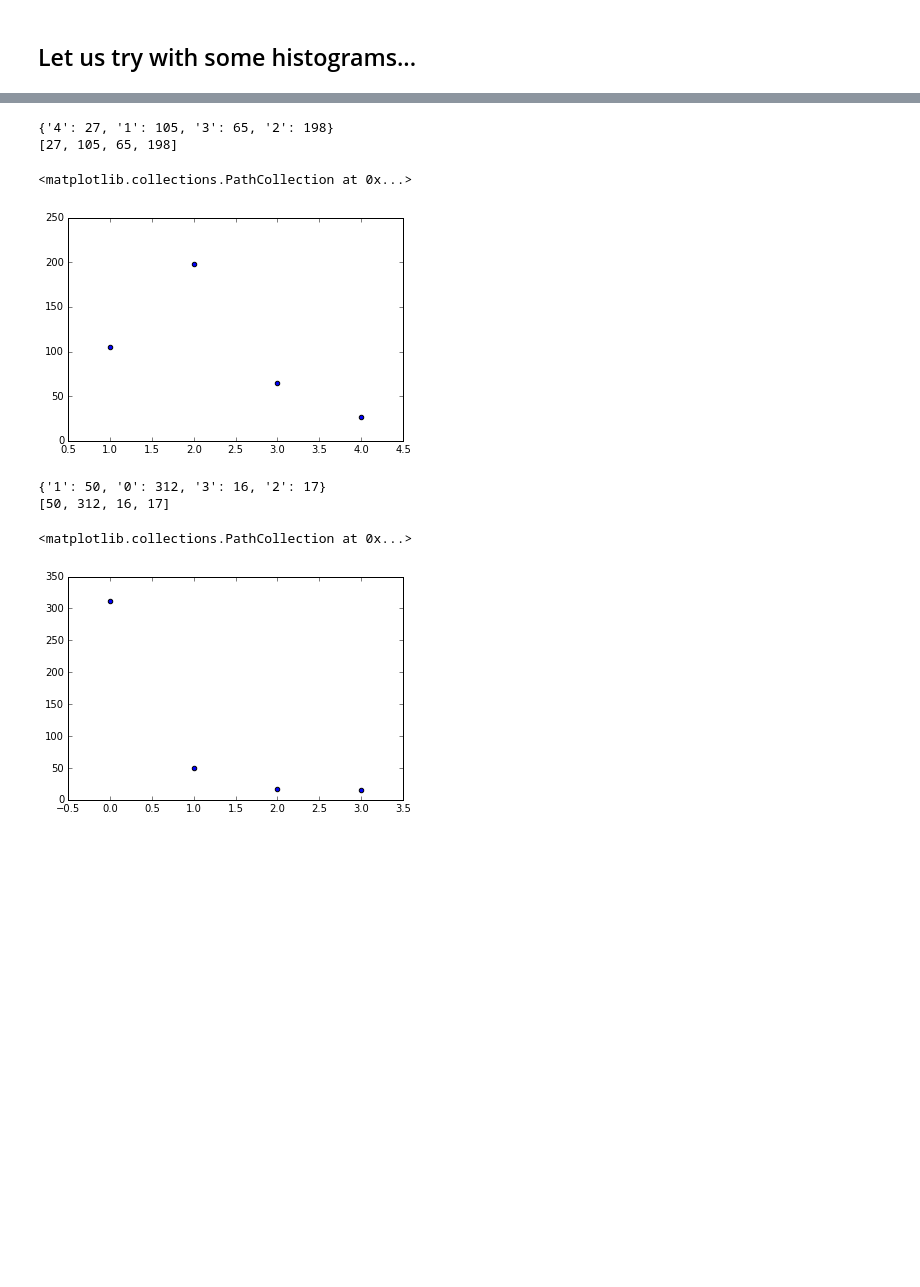
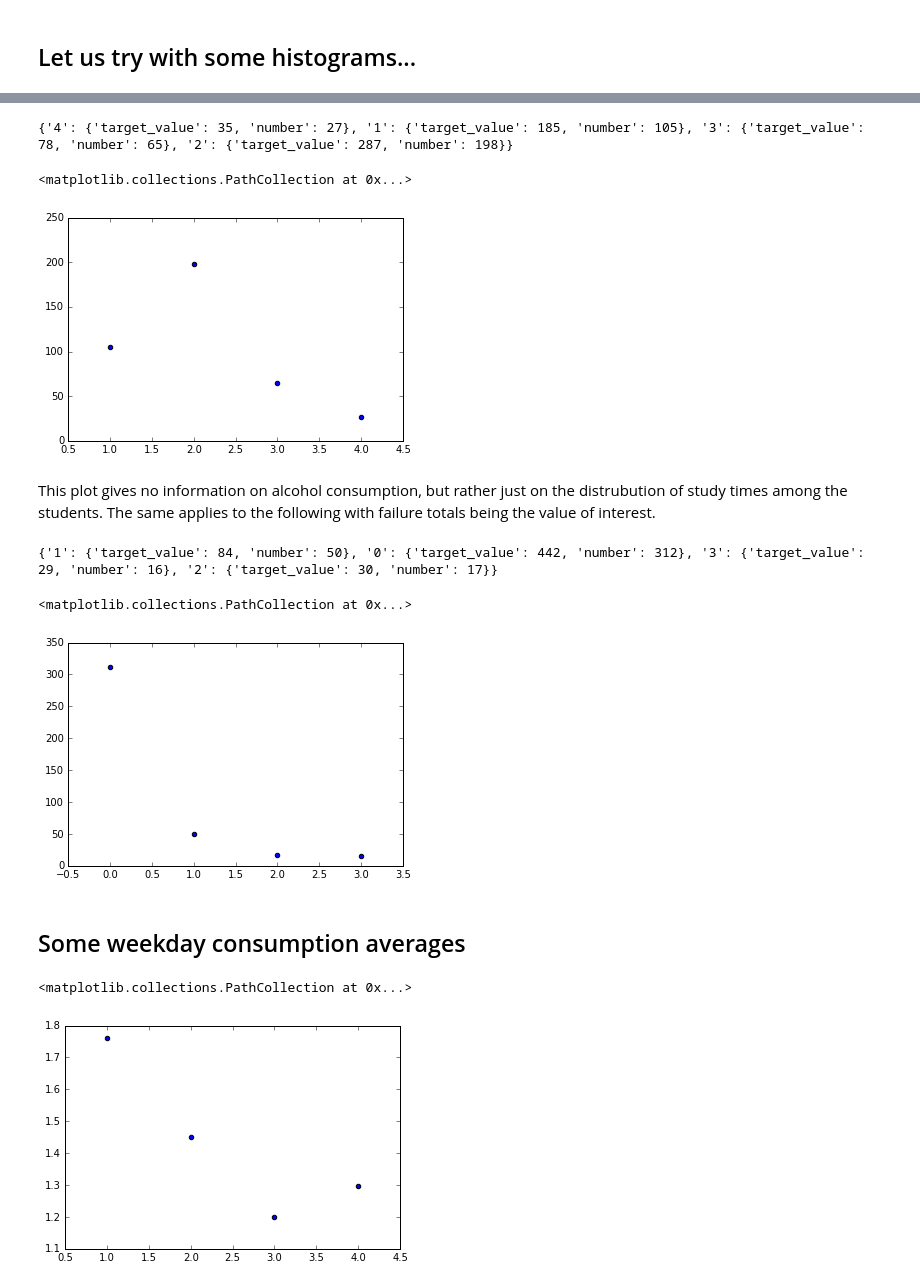
Before and after one commit to jtirila/data-exploration-snippets, a Jupyter notebook: case-studies/student-alcohol-consumption/student-alcohol-consumption.ipynb, the cells around one changed output, grey strips where cells are left out. Saved outputs shown, nothing was run; the diff lists cells and outputs as text; code cells hidden in the pictures; blank space fills up the shorter version.

Commit message:
Add some generic methods for averages calculations etc.

```diff
--- a/case-studies/student-alcohol-consumption/student-alcohol-consumption.ipynb
+++ b/case-studies/student-alcohol-consumption/student-alcohol-consumption.ipynb
@@ -99,24 +137,28 @@ So it turns out these kinds of scatterplots are almost completely useless for th
 # %%
-stime_dcalc_averages = partitioned_averages(data, 13, 26)
-print(stime_dcalc_averages)
-keys = list(stime_dcalc_averages.keys())
-values = list(stime_dcalc_averages.values())
-print(values)
+stime_totals = partitioned_values(data, 13, 26)
+print(stime_totals)
+keys, values = category_totals(stime_totals)
 plt.scatter(keys, values)
 # %% [output]
-{'4': 27, '1': 105, '3': 65, '2': 198}
-[27, 105, 65, 198]
+{'4': {'target_value': 35, 'number': 27}, '1': {'target_value': 185, 'number': 105}, '3': {'target_value': 78, 'number': 65}, '2': {'target_value': 287, 'number': 198}}
 <matplotlib.collections.PathCollection at 0x...>
 [figure]
+# %% [markdown]
+This plot gives no information on alcohol consumption, but rather just on the distrubution of study times among the students. The same applies to the following with failure totals being the value of interest.
 # %%
-failure_dcalc_averages = partitioned_averages(data, 14, 26)
-print(failure_dcalc_averages)
-keys = list(failure_dcalc_averages.keys())
-values = list(failure_dcalc_averages.values())
-print(values)
+failure_totals = partitioned_values(data, 14, 26)
+print(failure_totals)
+keys, values = category_totals(failure_totals)
 plt.scatter(keys, values)
 # %% [output]
-{'1': 50, '0': 312, '3': 16, '2': 17}
-[50, 312, 16, 17]
+{'1': {'target_value': 84, 'number': 50}, '0': {'target_value': 442, 'number': 312}, '3': {'target_value': 29, 'number': 16}, '2': {'target_value': 30, 'number': 17}}
 <matplotlib.collections.PathCollection at 0x...>
 [figure]
+# %% [markdown]
+## Some weekday consumption averages
+# %%
+keys, values = category_averages(stime_totals)
+plt.scatter(keys, values)
+# %% [output]
+<matplotlib.collections.PathCollection at 0x...>
+[figure, added]
```
Also changed, not shown: parts of 14 cells of this notebook.
